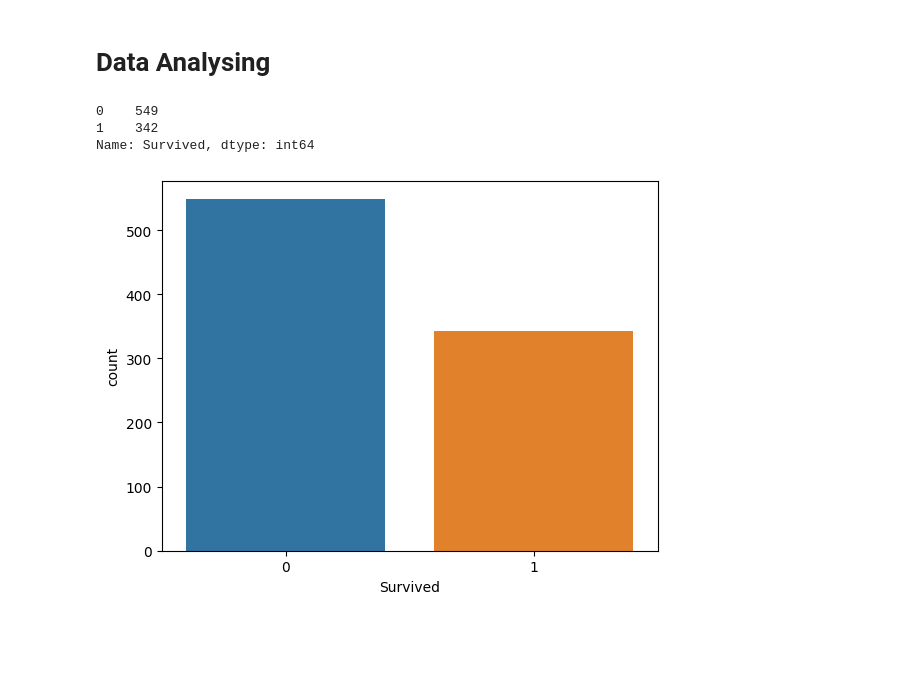
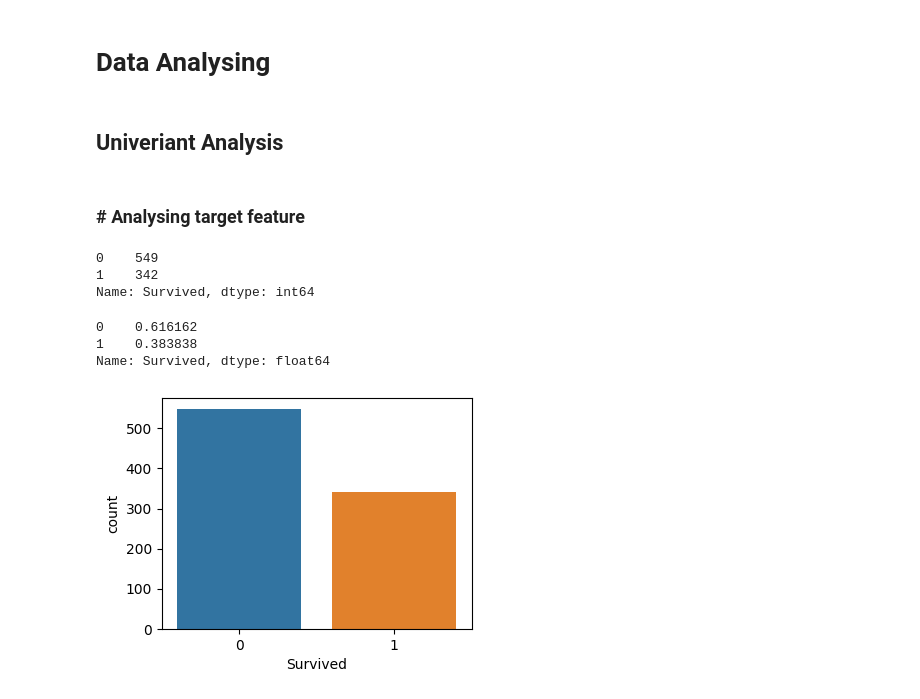
Before and after one commit to KhageshorGiri/Machine_Learning, a Jupyter notebook: Machine Learning/EDA/Titanic.ipynb, the cells around one changed output. Cells and saved outputs as stored; diff of their text form; code cells hidden in the pictures; blank space fills up the shorter version.

```diff
--- a/Machine Learning/EDA/Titanic.ipynb
+++ b/Machine Learning/EDA/Titanic.ipynb
@@ -28,5 +31,8 @@ df.shape
 # %% [markdown]
 # Exploratory Data Analysis (EDA)
+# %%
+# droping passenger id , we dont need it
+df = df.drop(["PassengerId"], axis=1)
 # %%
 # Getting consice information about dataset
 df.info()
@@ -110 +120,5 @@ categorical_features
+# %% [markdown]
+## Univeriant Analysis
+# %% [markdown]
+### # Analysing target feature
 # %%
@@ -114,11 +127,19 @@ df["Survived"].value_counts()
 0    549
 1    342
 Name: Survived, dtype: int64
+# %%
+# Analysing target feature in percentage
+df["Survived"].value_counts(normalize=True)
+# %% [output]
+0    0.616162
+1    0.383838
+Name: Survived, dtype: float64
 # %%
 # ploting count plot
+plt.figure(figsize=(4,3))
 sns.countplot(x=df["Survived"], data=df)
 plt.show()
 # %% [output]
-[figure, old version]
+[figure, new version]
 # %%
 # This is little bit un blanced dataset
```
Also changed, not shown: parts of 13 cells of this notebook.
